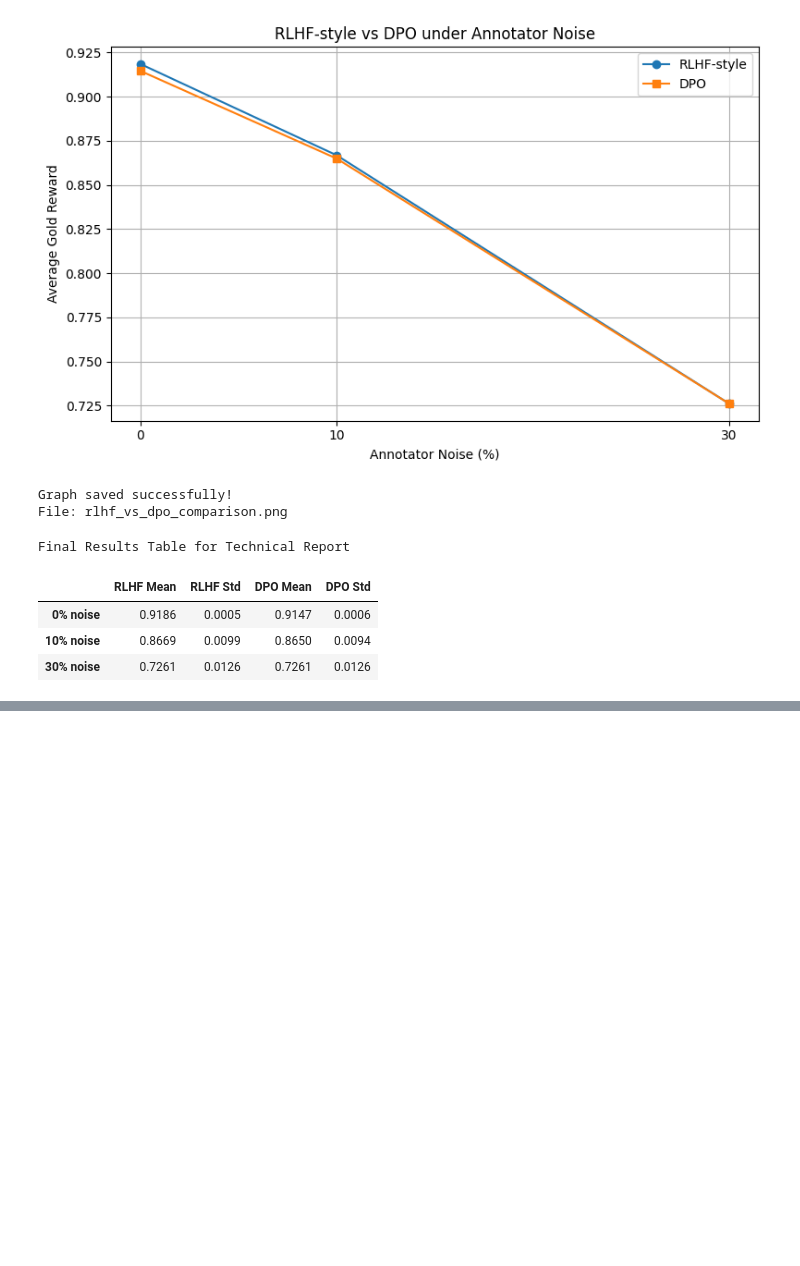
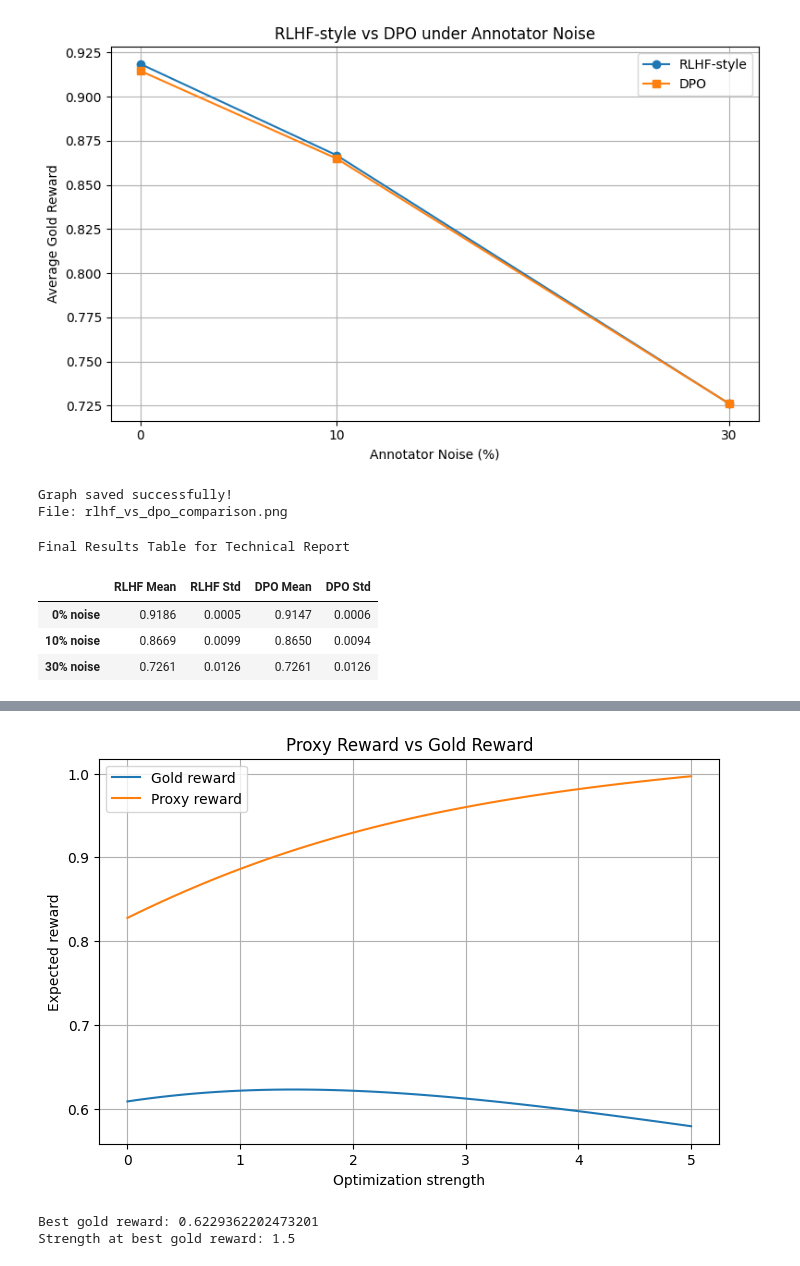
Before and after one commit to poornimaayodhi-cmd/project, a Jupyter notebook: project_.ipynb, the cells around one changed output, grey strips where cells are left out. Cells and saved outputs as stored; diff of their text form; code cells hidden in the pictures; blank space fills up the shorter version.

```diff
--- a/project_.ipynb
+++ b/project_.ipynb
@@ -334,7 +334,6 @@ def train_dpo(winner, loser, learning_rate=0.05, steps=1000, beta=1.0):
 
     return probabilities
 # %%
-
 # Step 10: Compare RLHF-style reward model and DPO
 
 print("RLHF-style vs DPO: Expected Gold Reward Comparison")
@@ -343,6 +342,11 @@ print("=" * 60)
 gold_values = np.array([
     gold_reward[name] for name in style_names
 ])
+
+# Train and store DPO models first since they were missing
+dpo_models = {}
+for noise, (winner, loser) in style_preferences.items():
+    dpo_models[noise] = train_dpo(winner, loser)
 
 for noise in (0.0, 0.1, 0.3):
     # Learned reward scores
@@ -1585,0 +1693,69 @@ Final Results Table for Technical Report
+# %%
+import numpy as np
+import pandas as pd
+import matplotlib.pyplot as plt
+
+# Our existing gold rewards
+gold = {
+    "clear_concise": 0.930,
+    "detailed": 0.825,
+    "keyword_heavy": 0.330,
+    "vague": 0.350
+}
+
+# Illustrative proxy reward scores from our existing experiment
+proxy = {
+    "clear_concise": 0.863,
+    "detailed": 0.965,
+    "keyword_heavy": 1.080,
+    "vague": 0.403
+}
+
+styles = list(gold.keys())
+gold_values = np.array([gold[s] for s in styles])
+proxy_values = np.array([proxy[s] for s in styles])
+
+# Increasing optimization pressure
+strengths = np.linspace(0, 5, 51)
+rows = []
+
+for strength in strengths:
+    logits = strength * proxy_values
+    probabilities = np.exp(logits - np.max(logits))
+    probabilities /= probabilities.sum()
+
+    rows.append({
+        "Optimization Strength": strength,
+        "Expected Gold Reward": probabilities @ gold_values,
+        "Expected Proxy Reward": probabilities @ proxy_values,
+        "Keyword-Heavy Probability":
+            probabilities[styles.index("keyword_heavy")]
+    })
+
+overopt = pd.DataFrame(rows)
+
+display(overopt.iloc[::10].round(4))
+
+plt.figure(figsize=(8, 5))
+plt.plot(
+    overopt["Optimization Strength"],
+    overopt["Expected Gold Reward"],
+    label="Gold reward"
+)
+plt.plot(
+    overopt["Optimization Strength"],
+    overopt["Expected Proxy Reward"],
+    label="Proxy reward"
+)
+plt.xlabel("Optimization strength")
+plt.ylabel("Expected reward")
+plt.title("Proxy Reward vs Gold Reward")
+plt.legend()
+plt.grid(True)
+plt.show()
+
+best_index = overopt["Expected Gold Reward"].idxmax()
+print("Best gold reward:", overopt.loc[best_index, "Expected Gold Reward"])
+print("Strength at best gold reward:",
+      overopt.loc[best_index, "Optimization Strength"])
+# %% [output]
@@ -1585,0 +1769,3 @@ Final Results Table for Technical Report
+[figure, added]
+Best gold reward: 0.6229362202473201
+Strength at best gold reward: 1.5
```
Also changed, not shown: parts of 29 cells of this notebook.
